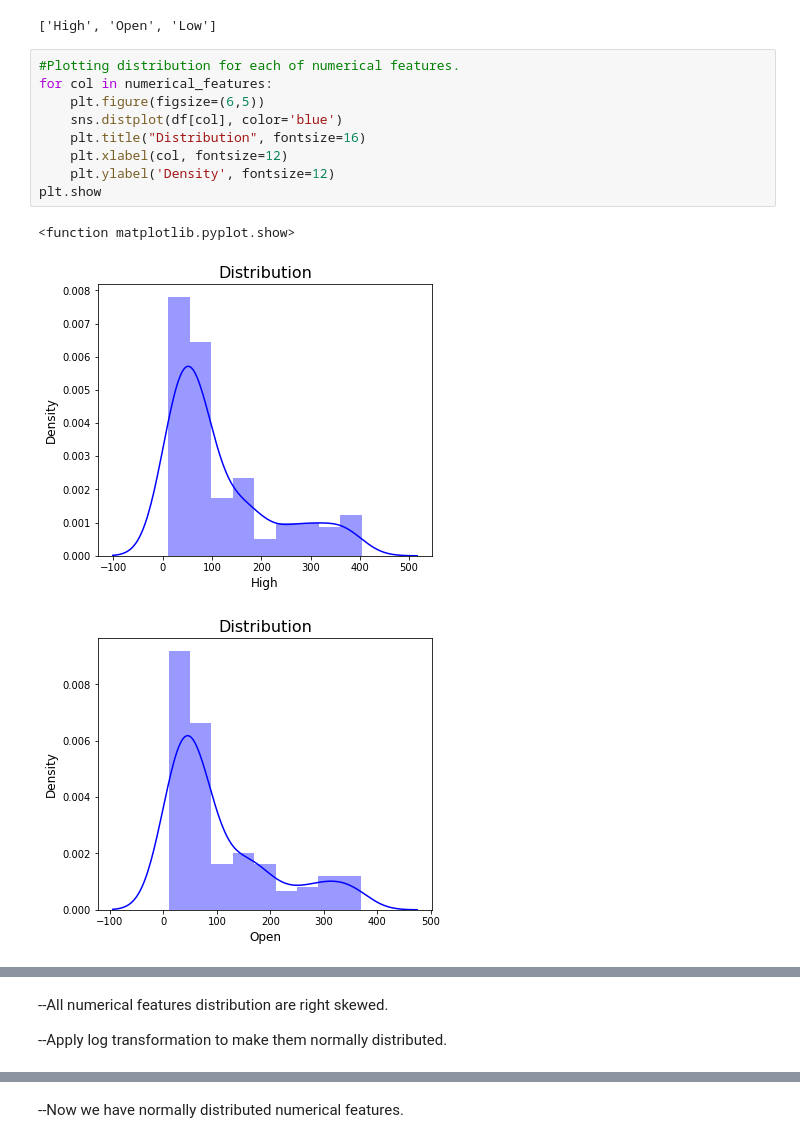
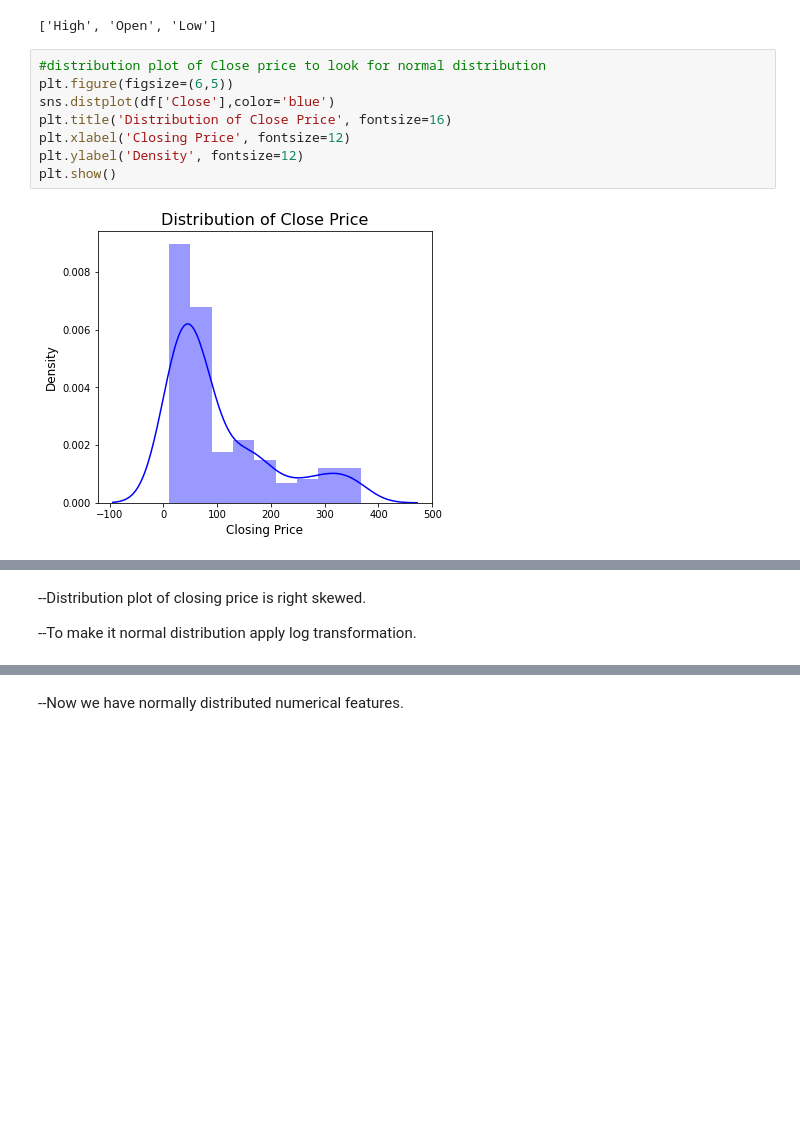
Before and after one commit to Pintu1-data/Yes-Bank-Stock-Closing-Price-Prediction, a Jupyter notebook: Yes_Bank_Stock_Closing_Price_Prediction_Pintu.ipynb, the cells around one changed output, grey strips where cells are left out. Cells and saved outputs as stored; diff of their text form; blank space fills up the shorter version.

```diff
--- a/Yes_Bank_Stock_Closing_Price_Prediction_Pintu.ipynb
+++ b/Yes_Bank_Stock_Closing_Price_Prediction_Pintu.ipynb
@@ -222,15 +222,12 @@ numerical_features
 # %% [output]
 ['High', 'Open', 'Low']
 # %%
-#Plotting distribution for each of numerical features.
-for col in numerical_features:
-    plt.figure(figsize=(6,5))
-    sns.distplot(df[col], color='blue')
-    plt.title("Distribution", fontsize=16)
-    plt.xlabel(col, fontsize=12)
-    plt.ylabel('Density', fontsize=12)
-plt.show
+#distribution plot of Close price to look for normal distribution
+plt.figure(figsize=(6,5))
+sns.distplot(df['Close'],color='blue')
+plt.title('Distribution of Close Price', fontsize=16)
+plt.xlabel('Closing Price', fontsize=12)
+plt.ylabel('Density', fontsize=12)
+plt.show()
 # %% [output]
-<function matplotlib.pyplot.show>
-[figure, old version]
+[figure, new version]
-[figure, removed]
@@ -238,6 +234,5 @@ plt.show
-# %% [markdown]
---All numerical features distribution are right skewed.
-
-
---Apply log transformation to make them normally distributed.
+# %% [markdown]
+--Distribution plot of closing price is right skewed.
+
+--To make it normal distribution apply log transformation.
 # %%
```
Also changed, not shown: parts of 2 cells of this notebook.
